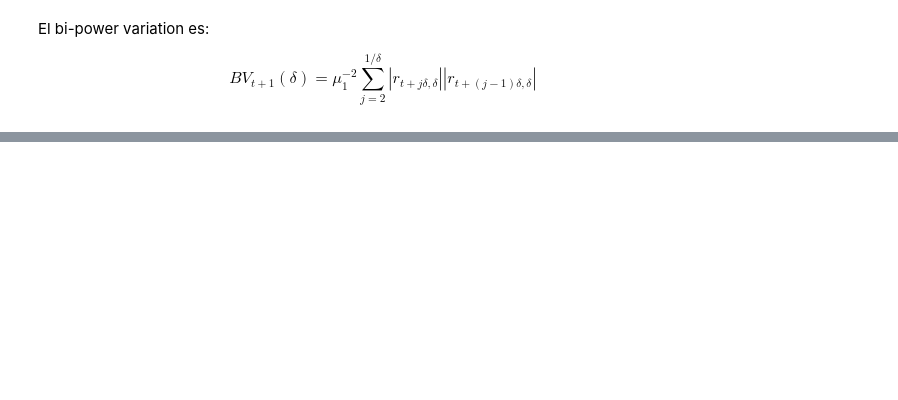
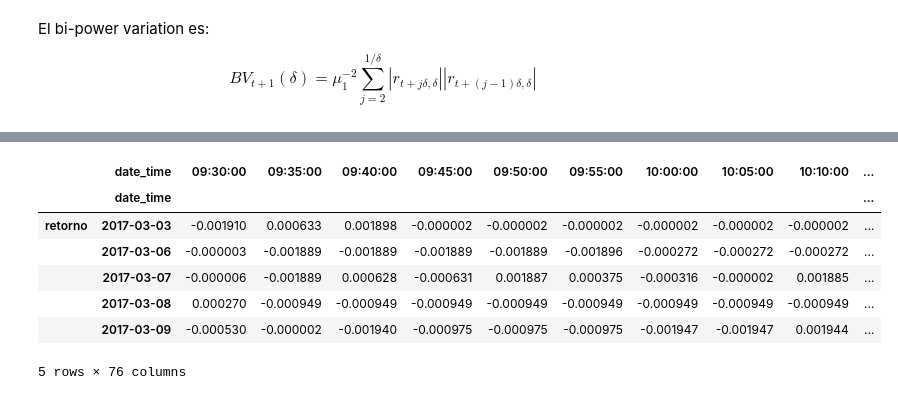
Before and after one commit to nromerodiaz/MarketQualityParams, a Jupyter notebook: JumpStatistic.ipynb, the cells around one changed output, grey strips where cells are left out. Drawn from its saved outputs; the diff is of its cells as text; code cells hidden in the pictures; blank space fills up the shorter version.

```diff
--- a/JumpStatistic.ipynb
+++ b/JumpStatistic.ipynb
@@ -245,0 +205,11 @@ array([[False],
+# %%
+resampled_return.T.head()
+# %% [output]
+|  | date_time | 09:30:00 | 09:35:00 | 09:40:00 | 09:45:00 | 09:50:00 | 09:55:00 | 10:00:00 | 10:05:00 | 10:10:00 | ... |
+|  | date_time |  |  |  |  |  |  |  |  |  | ... |
+| retorno | 2017-03-03 | -0.001910 | 0.000633 | 0.001898 | -0.000002 | -0.000002 | -0.000002 | -0.000002 | -0.000002 | -0.000002 | ... |
+|  | 2017-03-06 | -0.000003 | -0.001889 | -0.001889 | -0.001889 | -0.001889 | -0.001896 | -0.000272 | -0.000272 | -0.000272 | ... |
+|  | 2017-03-07 | -0.000006 | -0.001889 | 0.000628 | -0.000631 | 0.001887 | 0.000375 | -0.000316 | -0.000002 | 0.001885 | ... |
+|  | 2017-03-08 | 0.000270 | -0.000949 | -0.000949 | -0.000949 | -0.000949 | -0.000949 | -0.000949 | -0.000949 | -0.000949 | ... |
+|  | 2017-03-09 | -0.000530 | -0.000002 | -0.001940 | -0.000975 | -0.000975 | -0.000975 | -0.001947 | -0.001947 | 0.001944 | ... |
+5 rows × 76 columns
```
Also changed, not shown: parts of 48 cells of this notebook.
